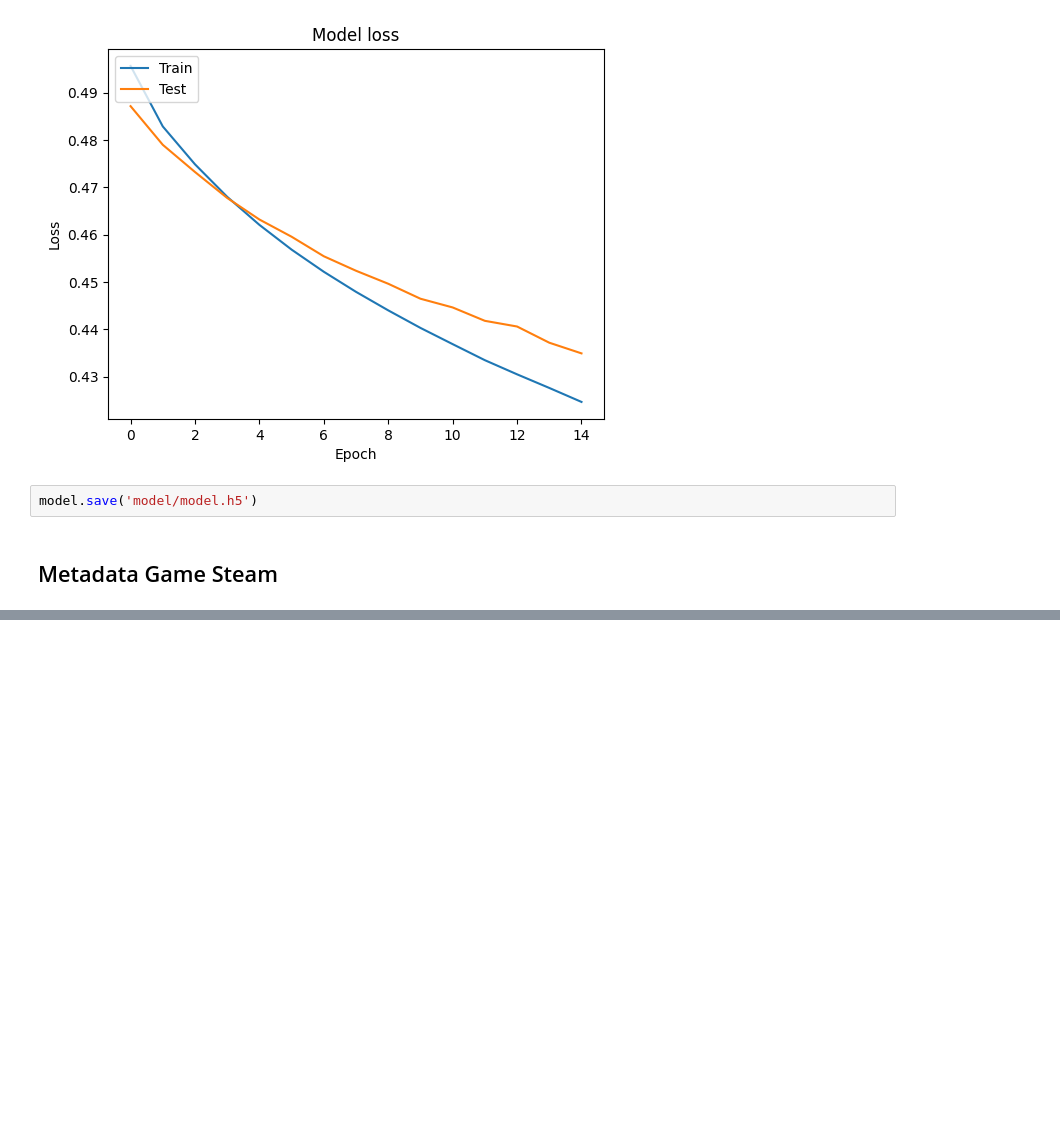
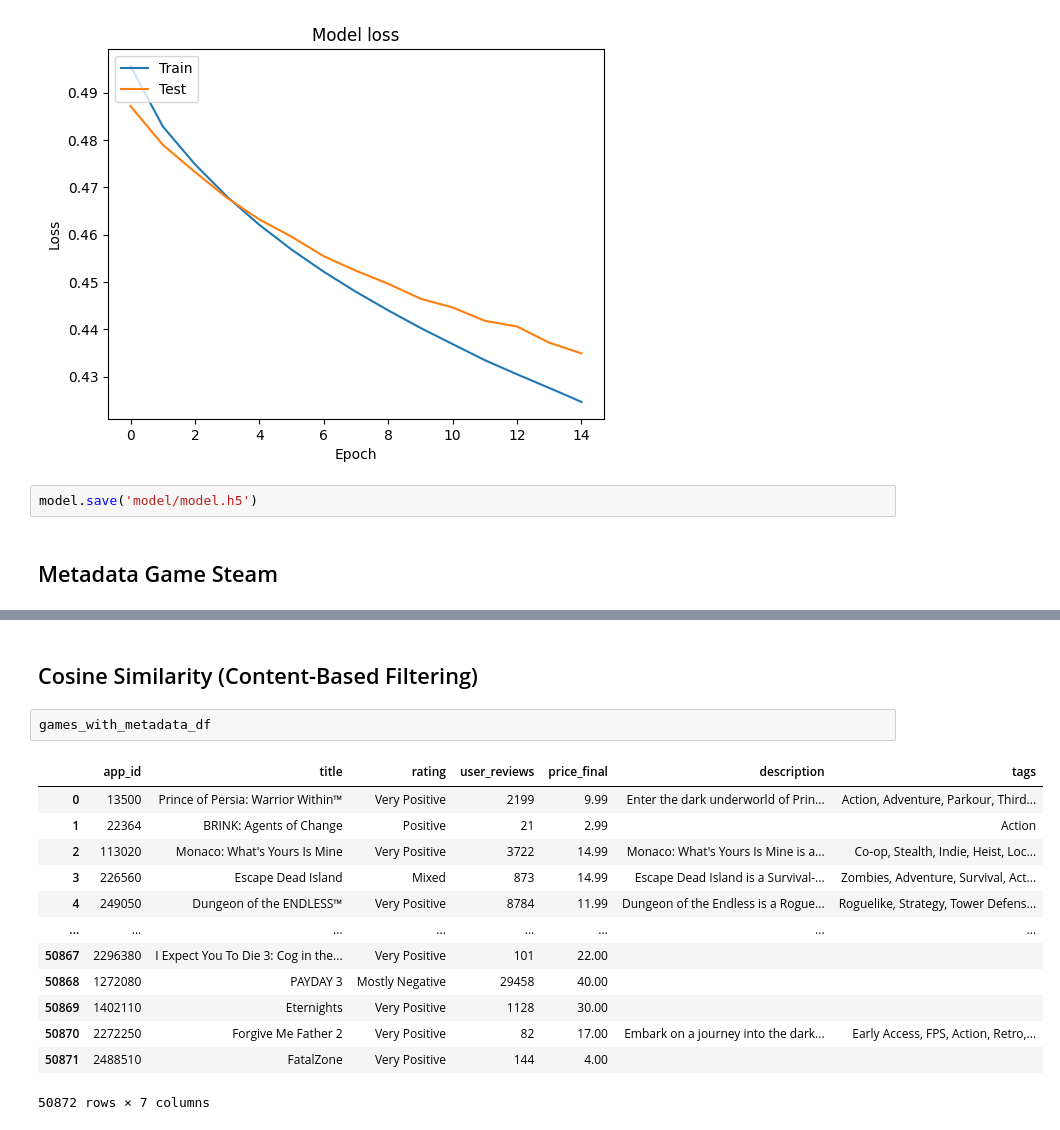
Before and after one commit to zhulkhoirr/Steam-Recommendation-System, a Jupyter notebook: SteamRecommendationSystem.ipynb, the cells around one changed output, grey strips where cells are left out. Cells and saved outputs as stored; diff of their text form; blank space fills up the shorter version.

Commit message:
Rewrite metadata

```diff
--- a/SteamRecommendationSystem.ipynb
+++ b/SteamRecommendationSystem.ipynb
@@ -502,0 +510,18 @@ Game yang direkomendasikan untuk user: 11219713
+# %% [markdown]
+## Cosine Similarity (Content-Based Filtering)
+# %%
+games_with_metadata_df
+# %% [output]
+|  | app_id | title | rating | user_reviews | price_final | description | tags |
+| 0 | 13500 | Prince of Persia: Warrior Within™ | Very Positive | 2199 | 9.99 | Enter the dark underworld of Prin... | Action, Adventure, Parkour, Third... |
+| 1 | 22364 | BRINK: Agents of Change | Positive | 21 | 2.99 |  | Action |
+| 2 | 113020 | Monaco: What's Yours Is Mine | Very Positive | 3722 | 14.99 | Monaco: What's Yours Is Mine is a... | Co-op, Stealth, Indie, Heist, Loc... |
+| 3 | 226560 | Escape Dead Island | Mixed | 873 | 14.99 | Escape Dead Island is a Survival-... | Zombies, Adventure, Survival, Act... |
+| 4 | 249050 | Dungeon of the ENDLESS™ | Very Positive | 8784 | 11.99 | Dungeon of the Endless is a Rogue... | Roguelike, Strategy, Tower Defens... |
+| ... | ... | ... | ... | ... | ... | ... | ... |
+| 50867 | 2296380 | I Expect You To Die 3: Cog in the... | Very Positive | 101 | 22.00 |  |  |
+| 50868 | 1272080 | PAYDAY 3 | Mostly Negative | 29458 | 40.00 |  |  |
+| 50869 | 1402110 | Eternights | Very Positive | 1128 | 30.00 |  |  |
+| 50870 | 2272250 | Forgive Me Father 2 | Very Positive | 82 | 17.00 | Embark on a journey into the dark... | Early Access, FPS, Action, Retro,... |
+| 50871 | 2488510 | FatalZone | Very Positive | 144 | 4.00 |  |  |
+50872 rows × 7 columns
```
Also changed, not shown: parts of 23 cells of this notebook.
